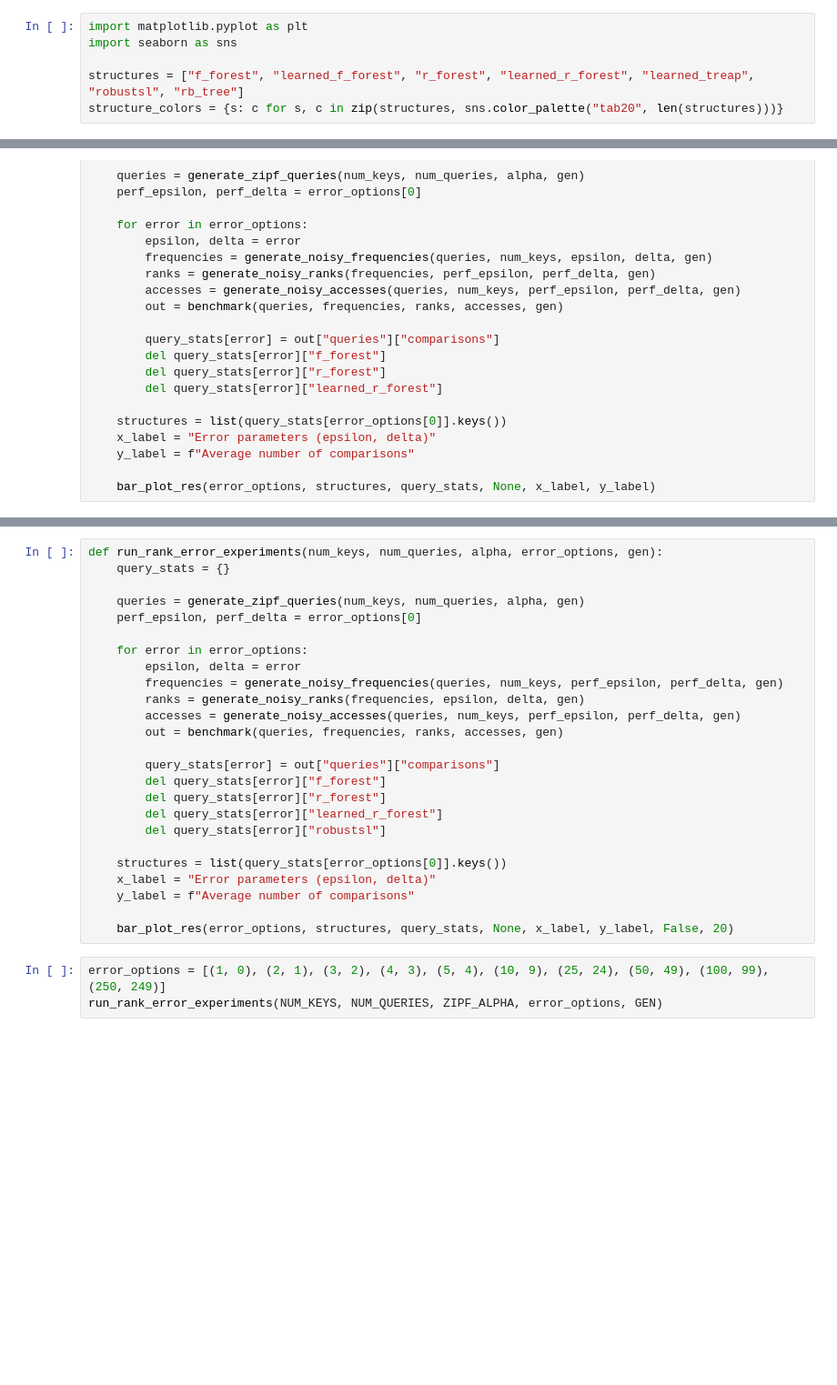
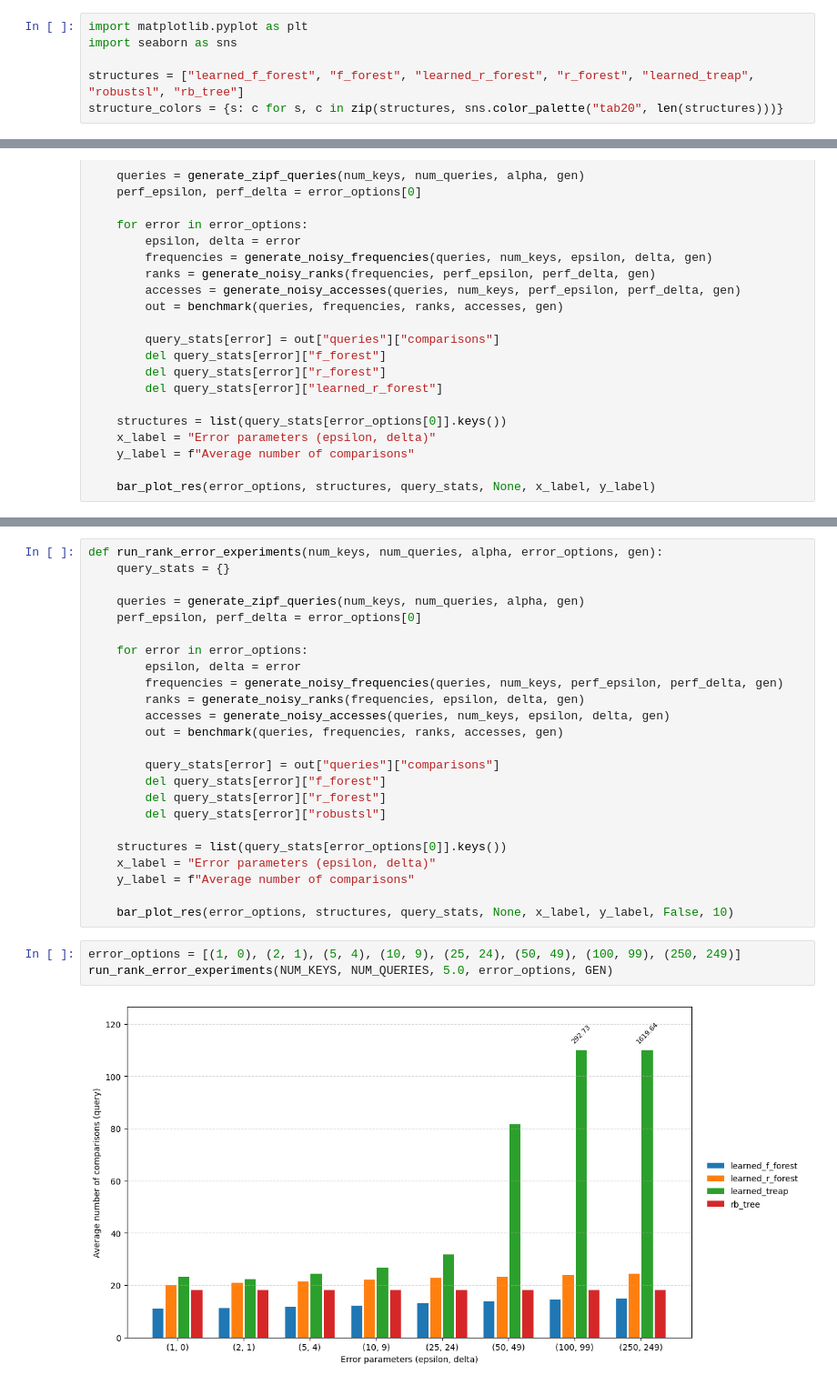
Before and after one commit to Wolfiej-k/search-forests, a Jupyter notebook: experiments.ipynb, the cells around one changed output, grey strips where cells are left out. Shown at 91% size. Saved outputs shown, nothing was run; the diff lists cells and outputs as text; blank space fills up the shorter version.

Commit message:
experiments almost done

```diff
--- a/experiments.ipynb
+++ b/experiments.ipynb
@@ -22,7 +24,7 @@ GEN = RandomEngine(seed=42)
 import matplotlib.pyplot as plt
 import seaborn as sns
 
-structures = ["f_forest", "learned_f_forest", "r_forest", "learned_r_forest", "learned_treap", "robustsl", "rb_tree"]
+structures = ["learned_f_forest", "f_forest", "learned_r_forest", "r_forest", "learned_treap", "robustsl", "rb_tree"]
 structure_colors = {s: c for s, c in zip(structures, sns.color_palette("tab20", len(structures)))}
 # %%
 def bar_plot_res(li, structures, query_stats, insert_stats, x_label, y_label, show_insert=False, trunc=5):
@@ -202,20 +209,21 @@ def run_rank_error_experiments(num_keys, num_queries, alpha, error_options, gen)
         epsilon, delta = error
         frequencies = generate_noisy_frequencies(queries, num_keys, perf_epsilon, perf_delta, gen)
         ranks = generate_noisy_ranks(frequencies, epsilon, delta, gen)
-        accesses = generate_noisy_accesses(queries, num_keys, perf_epsilon, perf_delta, gen)
+        accesses = generate_noisy_accesses(queries, num_keys, epsilon, delta, gen)
         out = benchmark(queries, frequencies, ranks, accesses, gen)
 
         query_stats[error] = out["queries"]["comparisons"]
         del query_stats[error]["f_forest"]
         del query_stats[error]["r_forest"]
-        del query_stats[error]["learned_r_forest"]
         del query_stats[error]["robustsl"]
 
     structures = list(query_stats[error_options[0]].keys())
     x_label = "Error parameters (epsilon, delta)"
     y_label = f"Average number of comparisons"
 
-    bar_plot_res(error_options, structures, query_stats, None, x_label, y_label, False, 20)
+    bar_plot_res(error_options, structures, query_stats, None, x_label, y_label, False, 10)
 # %%
-error_options = [(1, 0), (2, 1), (3, 2), (4, 3), (5, 4), (10, 9), (25, 24), (50, 49), (100, 99), (250, 249)]
-run_rank_error_experiments(NUM_KEYS, NUM_QUERIES, ZIPF_ALPHA, error_options, GEN)
+error_options = [(1, 0), (2, 1), (5, 4), (10, 9), (25, 24), (50, 49), (100, 99), (250, 249)]
+run_rank_error_experiments(NUM_KEYS, NUM_QUERIES, 5.0, error_options, GEN)
+# %% [output]
+[figure, added]
```
Also changed, not shown: parts of 7 cells of this notebook, 10 other files.
